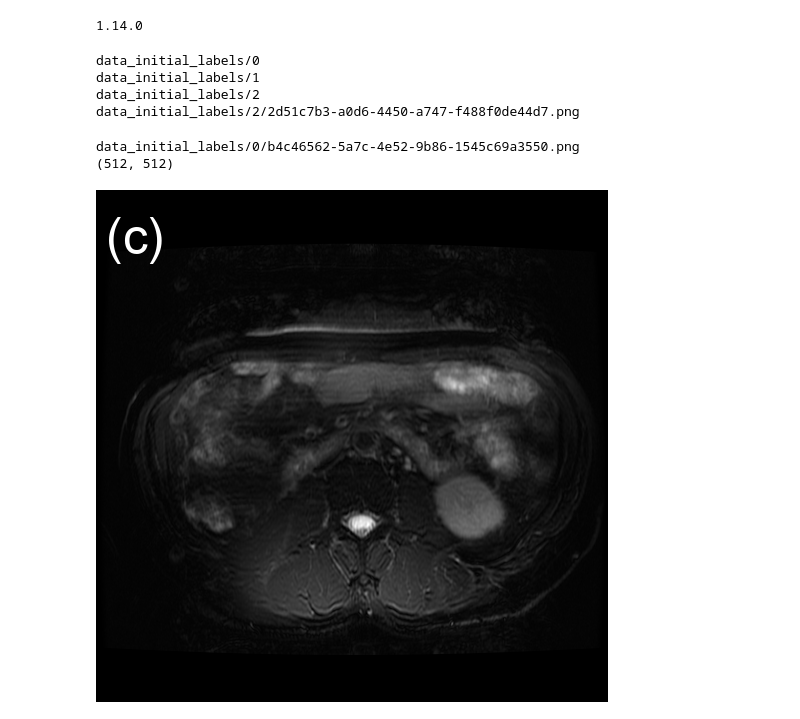
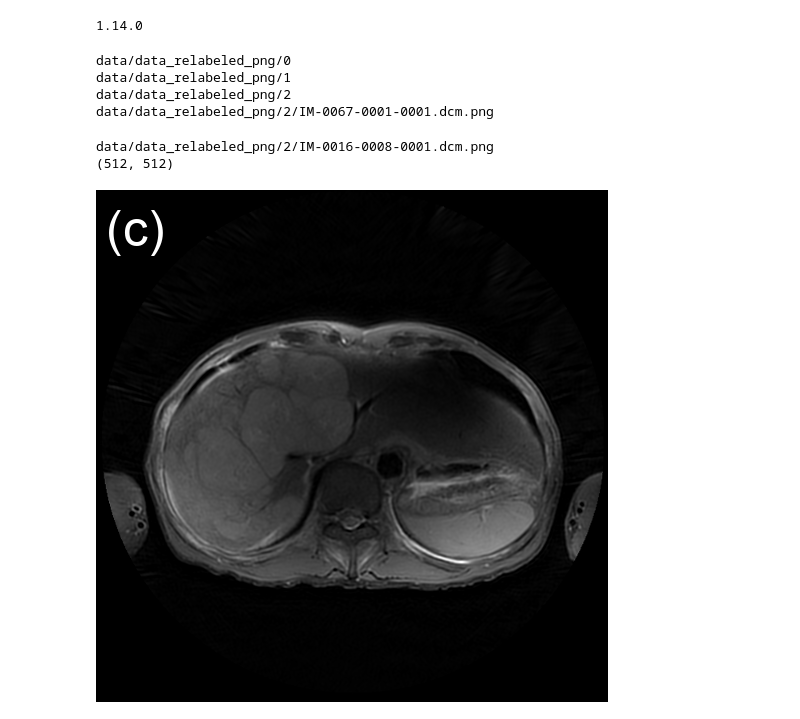
Before and after one commit to 18jeffreyma/motion-artifact, a Jupyter notebook: simulating_motion_artifacts.ipynb, the cells around one changed output. Cells and saved outputs as stored; diff of their text form; code cells hidden in the pictures.

```diff
--- a/simulating_motion_artifacts.ipynb
+++ b/simulating_motion_artifacts.ipynb
@@ -19,7 +19,7 @@ tf.enable_eager_execution()
 # %% [output]
 1.14.0
 # %%
-data_root = "./data_initial_labels//"
+data_root = "./data/data_relabeled_png/"
 
 # load an array of image paths
 def load_image_paths(path):
@@ -42,31 +42,31 @@ def load_image_paths(path):
 paths = load_image_paths(data_root)
 print(paths[2][0])
 # %% [output]
-data_initial_labels/0
-data_initial_labels/1
-data_initial_labels/2
-data_initial_labels/2/2d51c7b3-a0d6-4450-a747-f488f0de44d7.png
+data/data_relabeled_png/0
+data/data_relabeled_png/1
+data/data_relabeled_png/2
+data/data_relabeled_png/2/IM-0067-0001-0001.dcm.png
 # %%
 # 2 9 best result
 
-image_path = paths[0][19]
+image_path = paths[2][19]
 
 print(image_path)
 
 im = imageio.imread(image_path)
 print(im.shape)
 
 display1 = Image.fromarray(im)
 
 display1_draw = ImageDraw.Draw(display1)
 
 display1_draw.text((10,10), "(c)", fill="white", font=ImageFont.truetype("./fonts/arial.ttf", 50))
 
 display(display1)
 # %% [output]
-data_initial_labels/0/b4c46562-5a7c-4e52-9b86-1545c69a3550.png
+data/data_relabeled_png/2/IM-0016-0008-0001.dcm.png
 (512, 512)
-[figure, old version]
+[figure, new version]
 # %%
 lf = 1200
 
```
Also changed, not shown: parts of 1 cell of this notebook.
